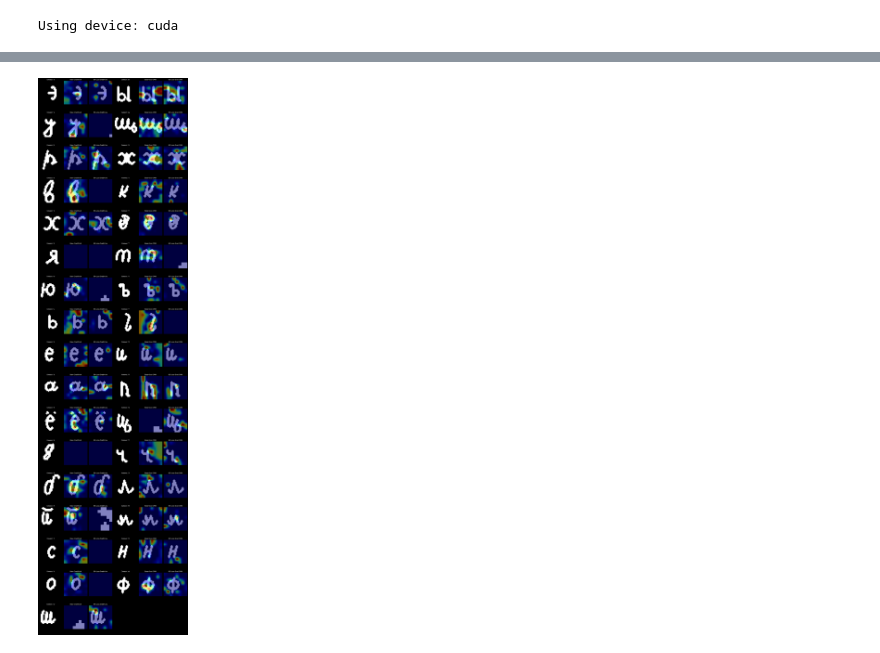
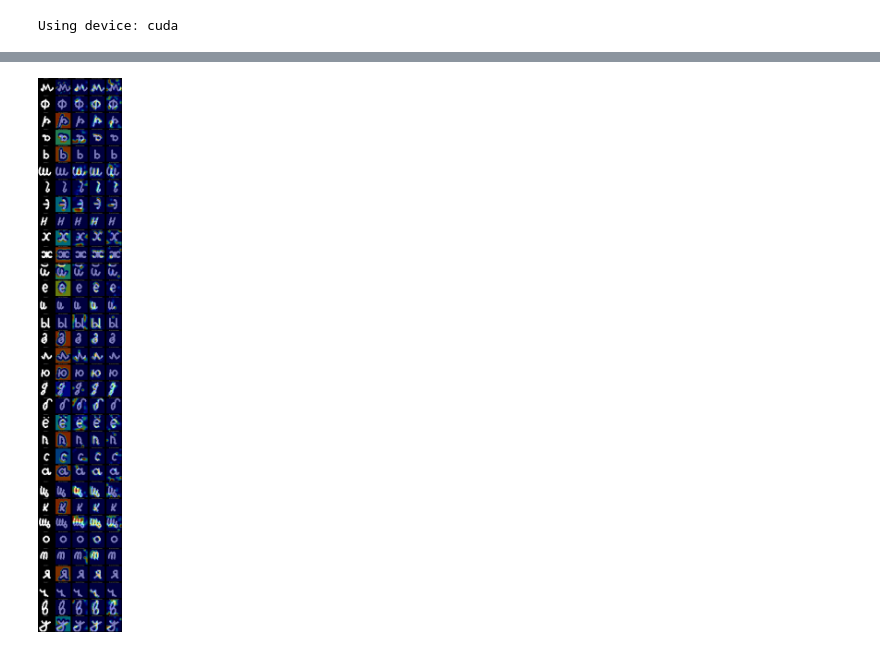
Before and after one commit to Toxele/MNIST_synthetic_cyrillic, a Jupyter notebook: DL/run_experiment.ipynb, the cells around one changed output, grey strips where cells are left out. Drawn from its saved outputs; the diff is of its cells as text; code cells hidden in the pictures.

Commit message:
Grad-CAM visualization update

```diff
--- a/DL/run_experiment.ipynb
+++ b/DL/run_experiment.ipynb
@@ -116,9 +116,9 @@ plot_confusion_matrices(model_baseline, model_bg, val_loader, val_dataset, devic
 [figure]
-# %%
-# 2. Отрисовка Grad-CAM
-visualize_all_classes_gradcam(model_baseline, model_bg, val_dataset, device)
-# %% [output]
-[figure, removed]
+# %%
+# 2. Отрисовка Grad-CAM
+visualize_multilayer_gradcam(model_baseline, model_bg, val_dataset, device, num_samples=33)
+# %% [output]
+[figure, added]
 # %%
 # 3. Детальный разбор ошибок
 print("Ошибки Baseline:")
```
Also changed, not shown: parts of 6 cells of this notebook, 2 other files.
